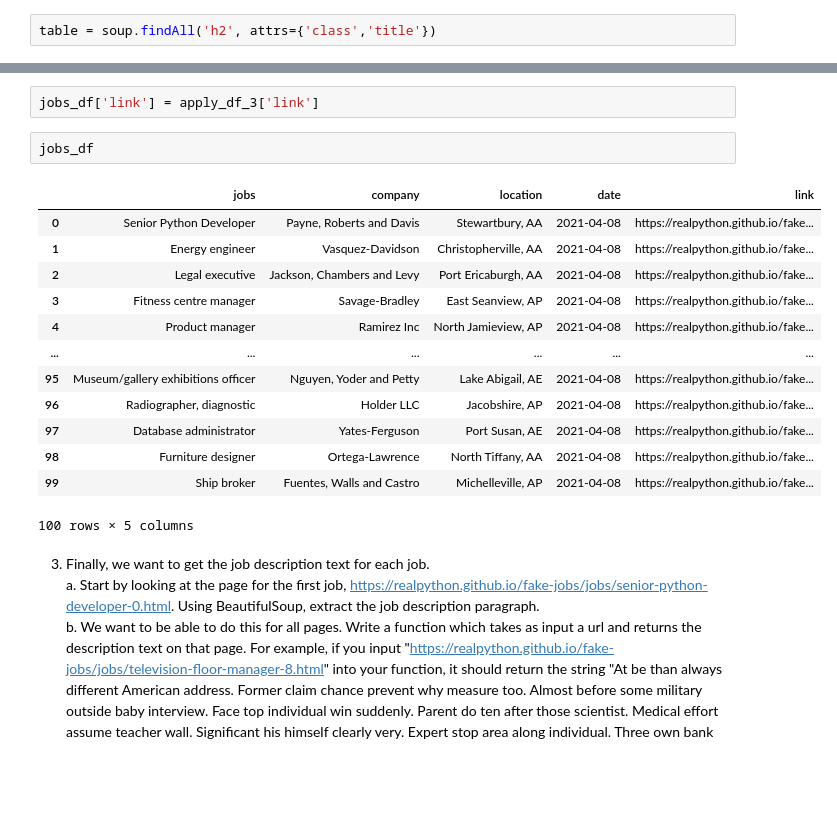
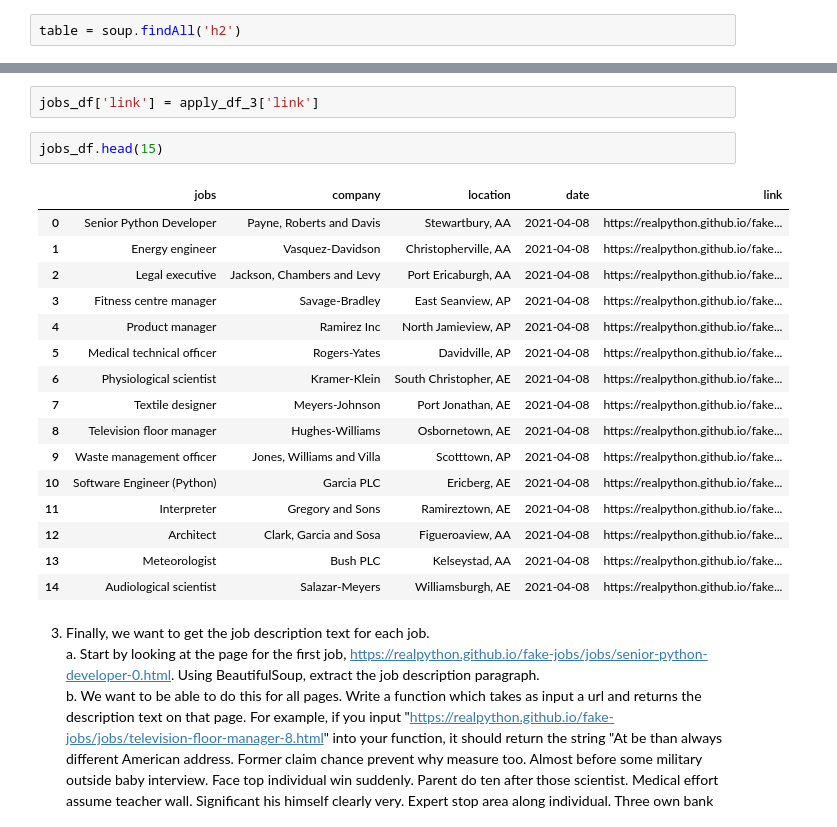
Before and after one commit to Brf0001/webscraping-Brf0001, a Jupyter notebook: notebooks/webscrape.ipynb, the cells around one changed output, grey strips where cells are left out. Drawn from its saved outputs; the diff is of its cells as text; blank space fills up the shorter version.

```diff
--- a/notebooks/webscrape.ipynb
+++ b/notebooks/webscrape.ipynb
@@ -31,7 +31,7 @@ Senior Python Developer
 # %% [markdown]
 b. Now, use what you did for the first title, but extract the job title for all jobs on this page. Store the results in a list.
 # %%
-table = soup.findAll('h2', attrs={'class','title'})
+table = soup.findAll('h2')
 # %%
 roles = [x.text for x in table]
 # %%
@@ -113,21 +113,24 @@ apply_df_3 = pd.DataFrame(apply_df_2,columns=['link'])
 # %%
 jobs_df['link'] = apply_df_3['link']
 # %%
-jobs_df
+jobs_df.head(15)
 # %% [output]
 |  | jobs | company | location | date | link |
 | 0 | Senior Python Developer | Payne, Roberts and Davis | Stewartbury, AA | 2021-04-08 | https://realpython.github.io/fake... |
 | 1 | Energy engineer | Vasquez-Davidson | Christopherville, AA | 2021-04-08 | https://realpython.github.io/fake... |
 | 2 | Legal executive | Jackson, Chambers and Levy | Port Ericaburgh, AA | 2021-04-08 | https://realpython.github.io/fake... |
 | 3 | Fitness centre manager | Savage-Bradley | East Seanview, AP | 2021-04-08 | https://realpython.github.io/fake... |
 | 4 | Product manager | Ramirez Inc | North Jamieview, AP | 2021-04-08 | https://realpython.github.io/fake... |
-| ... | ... | ... | ... | ... | ... |
-| 95 | Museum/gallery exhibitions officer | Nguyen, Yoder and Petty | Lake Abigail, AE | 2021-04-08 | https://realpython.github.io/fake... |
-| 96 | Radiographer, diagnostic | Holder LLC | Jacobshire, AP | 2021-04-08 | https://realpython.github.io/fake... |
-| 97 | Database administrator | Yates-Ferguson | Port Susan, AE | 2021-04-08 | https://realpython.github.io/fake... |
-| 98 | Furniture designer | Ortega-Lawrence | North Tiffany, AA | 2021-04-08 | https://realpython.github.io/fake... |
-| 99 | Ship broker | Fuentes, Walls and Castro | Michelleville, AP | 2021-04-08 | https://realpython.github.io/fake... |
+| 5 | Medical technical officer | Rogers-Yates | Davidville, AP | 2021-04-08 | https://realpython.github.io/fake... |
+| 6 | Physiological scientist | Kramer-Klein | South Christopher, AE | 2021-04-08 | https://realpython.github.io/fake... |
+| 7 | Textile designer | Meyers-Johnson | Port Jonathan, AE | 2021-04-08 | https://realpython.github.io/fake... |
+| 8 | Television floor manager | Hughes-Williams | Osbornetown, AE | 2021-04-08 | https://realpython.github.io/fake... |
+| 9 | Waste management officer | Jones, Williams and Villa | Scotttown, AP | 2021-04-08 | https://realpython.github.io/fake... |
+| 10 | Software Engineer (Python) | Garcia PLC | Ericberg, AE | 2021-04-08 | https://realpython.github.io/fake... |
+| 11 | Interpreter | Gregory and Sons | Ramireztown, AE | 2021-04-08 | https://realpython.github.io/fake... |
+| 12 | Architect | Clark, Garcia and Sosa | Figueroaview, AA | 2021-04-08 | https://realpython.github.io/fake... |
+| 13 | Meteorologist | Bush PLC | Kelseystad, AA | 2021-04-08 | https://realpython.github.io/fake... |
+| 14 | Audiological scientist | Salazar-Meyers | Williamsburgh, AE | 2021-04-08 | https://realpython.github.io/fake... |
-100 rows × 5 columns
 # %% [markdown]
 3. Finally, we want to get the job description text for each job.
     a. Start by looking at the page for the first job, https://realpython.github.io/fake-jobs/jobs/senior-python-developer-0.html. Using BeautifulSoup, extract the job description paragraph.
```
Also changed, not shown: parts of 9 cells of this notebook.
